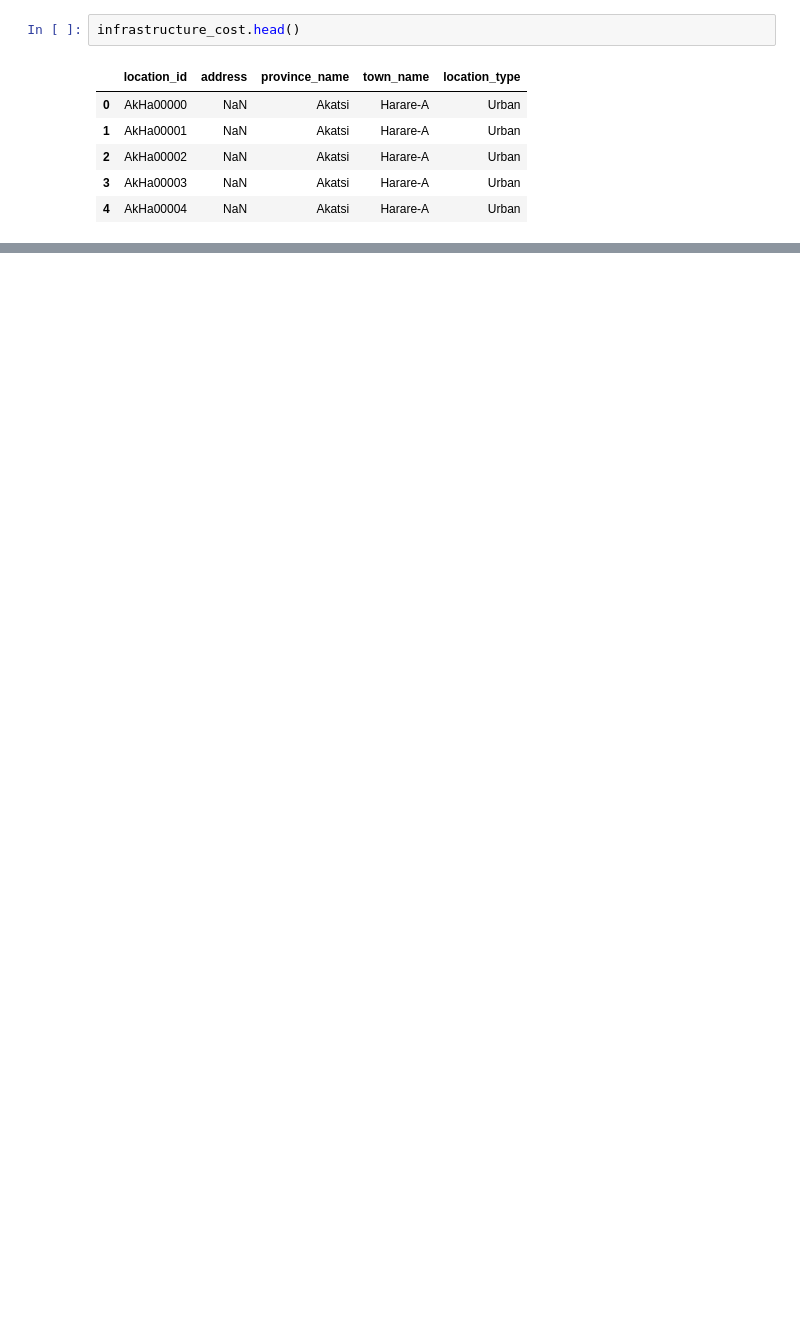
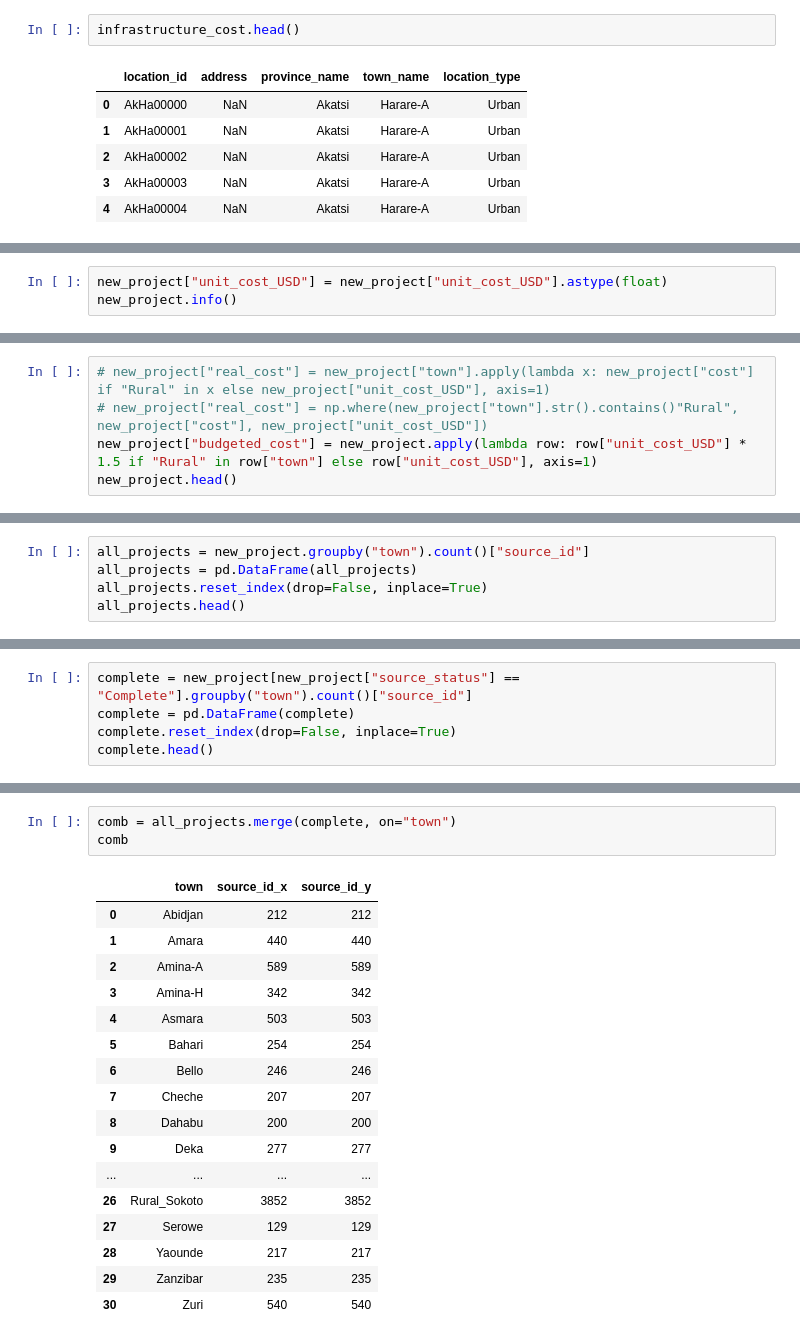
Before and after one commit to Jagunmolu/pandas_data_cleaning, a Jupyter notebook: alx_project_four/part_4.ipynb, the cells around one changed output, grey strips where cells are left out. Saved outputs shown, nothing was run; the diff lists cells and outputs as text; blank space fills up the shorter version.

Commit message:
project files added

```diff
--- a/alx_project_four/part_4.ipynb
+++ b/alx_project_four/part_4.ipynb
@@ -140,0 +196,3 @@ water_source_related_crime.head()
+# %%
+new_project["unit_cost_USD"] = new_project["unit_cost_USD"].astype(float)
+new_project.info()
@@ -140,0 +218,5 @@ water_source_related_crime.head()
+# %%
+# new_project["real_cost"] = new_project["town"].apply(lambda x: new_project["cost"] if "Rural" in x else new_project["unit_cost_USD"], axis=1)
+# new_project["real_cost"] = np.where(new_project["town"].str().contains()"Rural", new_project["cost"], new_project["unit_cost_USD"])
+new_project["budgeted_cost"] = new_project.apply(lambda row: row["unit_cost_USD"] * 1.5 if "Rural" in row["town"] else row["unit_cost_USD"], axis=1)
+new_project.head()
@@ -140,0 +266,5 @@ water_source_related_crime.head()
+# %%
+all_projects = new_project.groupby("town").count()["source_id"]
+all_projects = pd.DataFrame(all_projects)
+all_projects.reset_index(drop=False, inplace=True)
+all_projects.head()
@@ -140,0 +278,5 @@ water_source_related_crime.head()
+# %%
+complete = new_project[new_project["source_status"] == "Complete"].groupby("town").count()["source_id"]
+complete = pd.DataFrame(complete)
+complete.reset_index(drop=False, inplace=True)
+complete.head()
@@ -140,0 +290,21 @@ water_source_related_crime.head()
+# %%
+comb = all_projects.merge(complete, on="town")
+comb
+# %% [output]
+|  | town | source_id_x | source_id_y |
+| 0 | Abidjan | 212 | 212 |
+| 1 | Amara | 440 | 440 |
+| 2 | Amina-A | 589 | 589 |
+| 3 | Amina-H | 342 | 342 |
+| 4 | Asmara | 503 | 503 |
+| 5 | Bahari | 254 | 254 |
+| 6 | Bello | 246 | 246 |
+| 7 | Cheche | 207 | 207 |
+| 8 | Dahabu | 200 | 200 |
+| 9 | Deka | 277 | 277 |
+| ... | ... | ... | ... |
+| 26 | Rural_Sokoto | 3852 | 3852 |
+| 27 | Serowe | 129 | 129 |
+| 28 | Yaounde | 217 | 217 |
+| 29 | Zanzibar | 235 | 235 |
+| 30 | Zuri | 540 | 540 |
```
Also changed, not shown: parts of 34 cells of this notebook, 7 other files.
